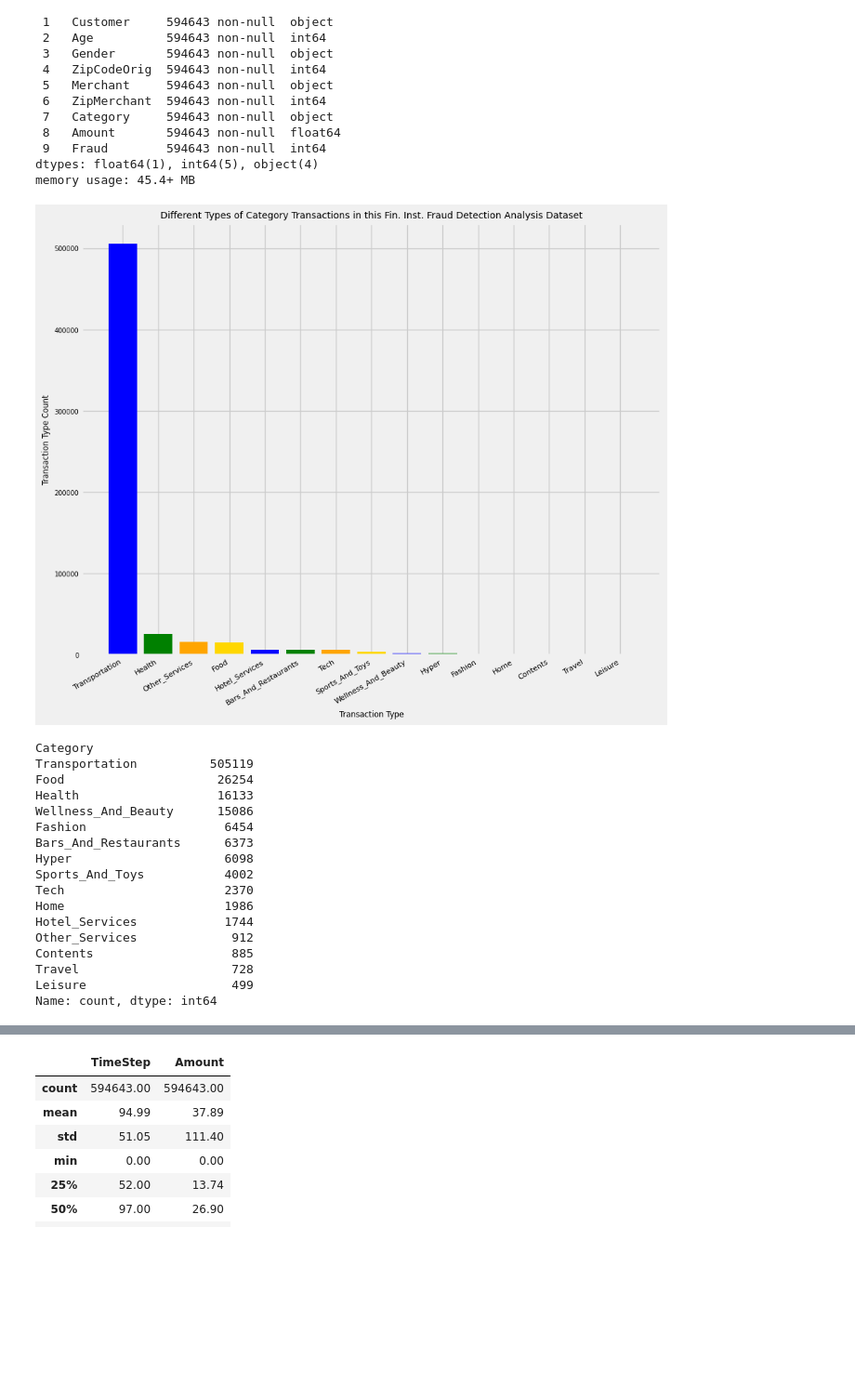
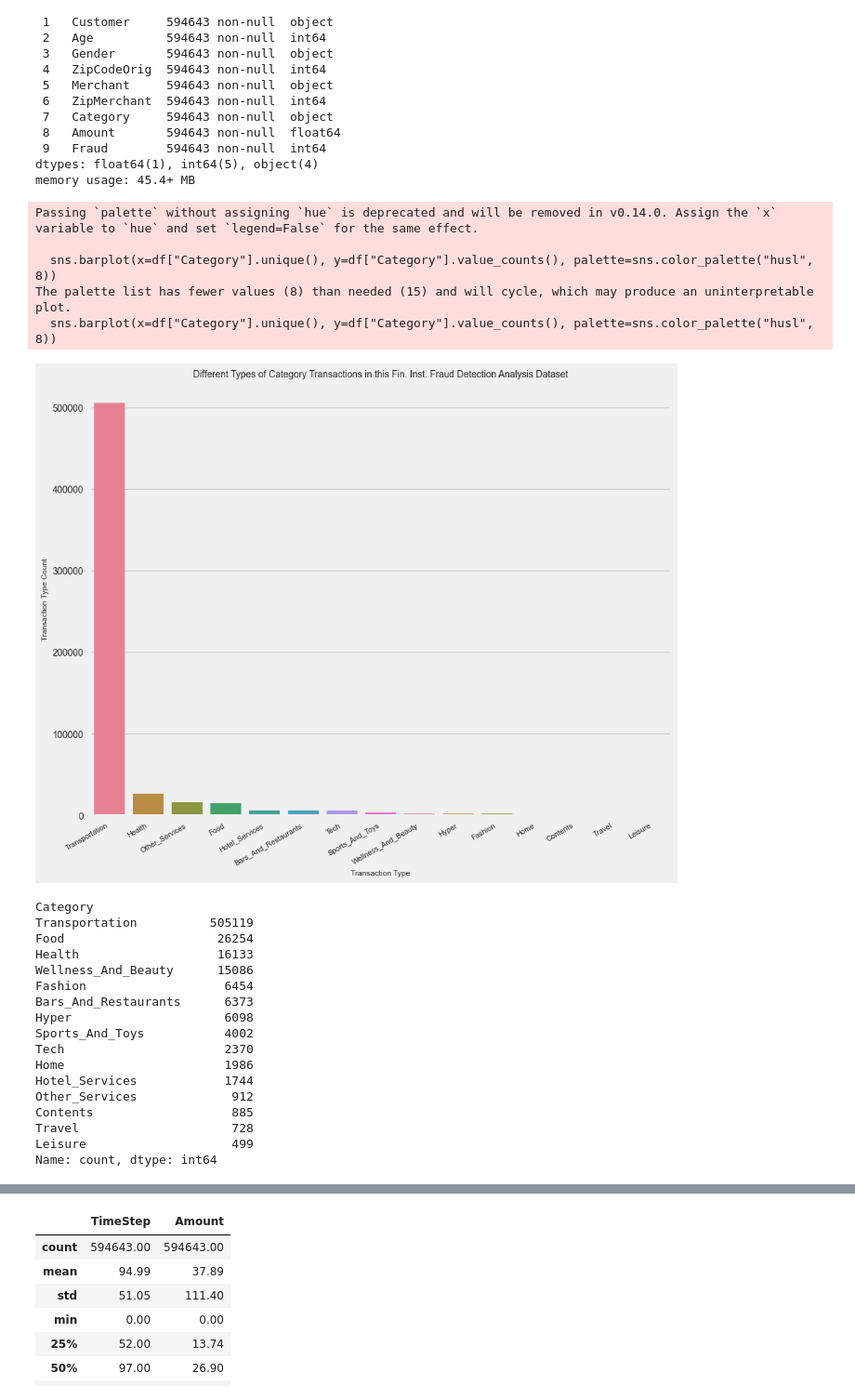
Before and after one commit to AndrewTran03/CS5805-ML1-FinalProject, a Jupyter notebook: blog-posts/Financial-Institution-Fraud-Detection-Analysis-Blog-Post/Financial-Institution-Fraud-Detection-Analysis-Blog-Post.ipynb, the cells around one changed output, grey strips where cells are left out. Shown: that part at 93% size. Saved outputs shown, nothing was run; the diff lists cells and outputs as text; code cells hidden in the pictures; blank space fills up the shorter version.

```diff
--- a/blog-posts/Financial-Institution-Fraud-Detection-Analysis-Blog-Post/Financial-Institution-Fraud-Detection-Analysis-Blog-Post.ipynb
+++ b/blog-posts/Financial-Institution-Fraud-Detection-Analysis-Blog-Post/Financial-Institution-Fraud-Detection-Analysis-Blog-Post.ipynb
@@ -313,36 +318,41 @@ memory usage: 45.4+ MB
 # %%
 plt.figure(figsize=(10, 8))
 plt.rcParams["font.size"] = 7
-plt.bar(x=df["Category"].unique(), height=df["Category"].value_counts(), color=["blue", "green", "orange", "gold"])
+sns.barplot(x=df["Category"].unique(), y=df["Category"].value_counts(), palette=sns.color_palette("husl", 8))
 plt.xlabel("Transaction Type")
 plt.ylabel("Transaction Type Count")
 plt.title("Different Types of Category Transactions in this Fin. Inst. Fraud Detection Analysis Dataset")
 ax = plt.subplot()
 ax.set_xticklabels(list(df["Category"].unique()),
                    rotation=30,
                    fontsize="8",
                    horizontalalignment="right")
 plt.show()
 df["Category"].value_counts()
 # %% [output]
+Passing `palette` without assigning `hue` is deprecated and will be removed in v0.14.0. Assign the `x` variable to `hue` and set `legend=False` for the same effect.
+
+  sns.barplot(x=df["Category"].unique(), y=df["Category"].value_counts(), palette=sns.color_palette("husl", 8))
+The palette list has fewer values (8) than needed (15) and will cycle, which may produce an uninterpretable plot.
+  sns.barplot(x=df["Category"].unique(), y=df["Category"].value_counts(), palette=sns.color_palette("husl", 8))
-[figure, old version]
+[figure, new version]
-Category
-Transportation          505119
-Food                     26254
-Health                   16133
-Wellness_And_Beauty      15086
-Fashion                   6454
-Bars_And_Restaurants      6373
-Hyper                     6098
-Sports_And_Toys           4002
-Tech                      2370
-Home                      1986
-Hotel_Services            1744
-Other_Services             912
-Contents                   885
-Travel                     728
-Leisure                    499
-Name: count, dtype: int64
+Category
+Transportation          505119
+Food                     26254
+Health                   16133
+Wellness_And_Beauty      15086
+Fashion                   6454
+Bars_And_Restaurants      6373
+Hyper                     6098
+Sports_And_Toys           4002
+Tech                      2370
+Home                      1986
+Hotel_Services            1744
+Other_Services             912
+Contents                   885
+Travel                     728
+Leisure                    499
+Name: count, dtype: int64
 # %%
 plt.figure(figsize=(10, 8))
 plt.rcParams["font.size"] = 7
```
Also changed, not shown: parts of 20 cells of this notebook.
